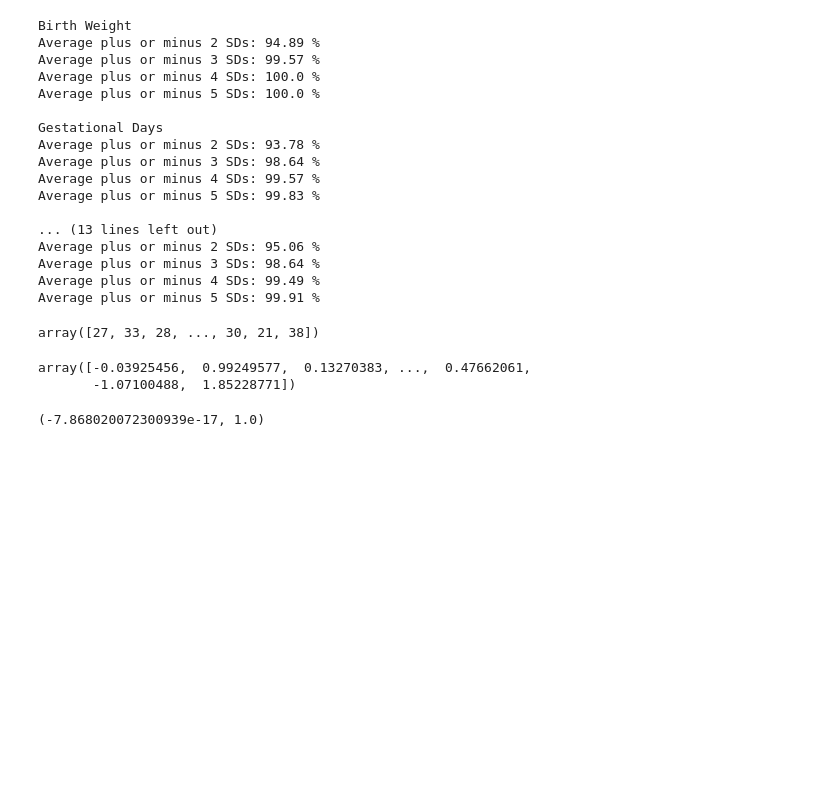
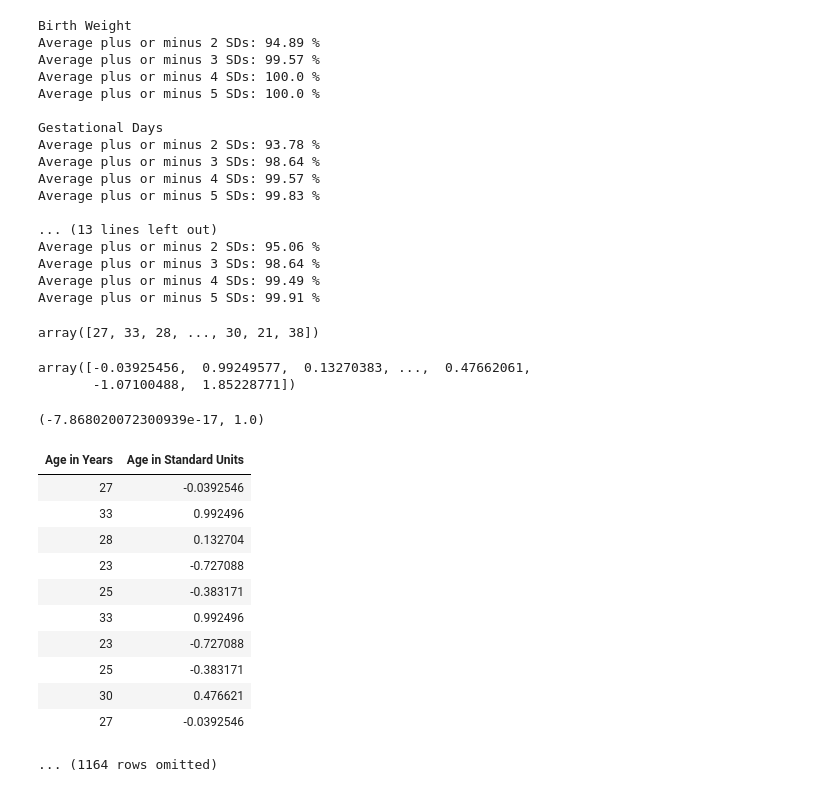
Before and after one commit to lochnes-007/Data8, a Jupyter notebook: 25-CentreAndSpread.ipynb, the cells around one changed output. Saved outputs shown, nothing was run; the diff lists cells and outputs as text; code cells hidden in the pictures; blank space fills up the shorter version.

```diff
--- a/25-CentreAndSpread.ipynb
+++ b/25-CentreAndSpread.ipynb
@@ -156,3 +156,22 @@ array([-0.03925456,  0.99249577,  0.13270383, ...,  0.47662061,
 np.mean(ages_sus), np.std(ages_sus)
 # %% [output]
 (-7.868020072300939e-17, 1.0)
+# %%
+both = Table().with_columns(
+    'Age in Years', ages,
+    'Age in Standard Units', ages_sus
+)
+both
+# %% [output]
+| Age in Years | Age in Standard Units |
+| 27 | -0.0392546 |
+| 33 | 0.992496 |
+| 28 | 0.132704 |
+| 23 | -0.727088 |
+| 25 | -0.383171 |
+| 33 | 0.992496 |
+| 23 | -0.727088 |
+| 25 | -0.383171 |
+| 30 | 0.476621 |
+| 27 | -0.0392546 |
+... (1164 rows omitted)
```
Also changed, not shown: parts of 2 cells of this notebook.
